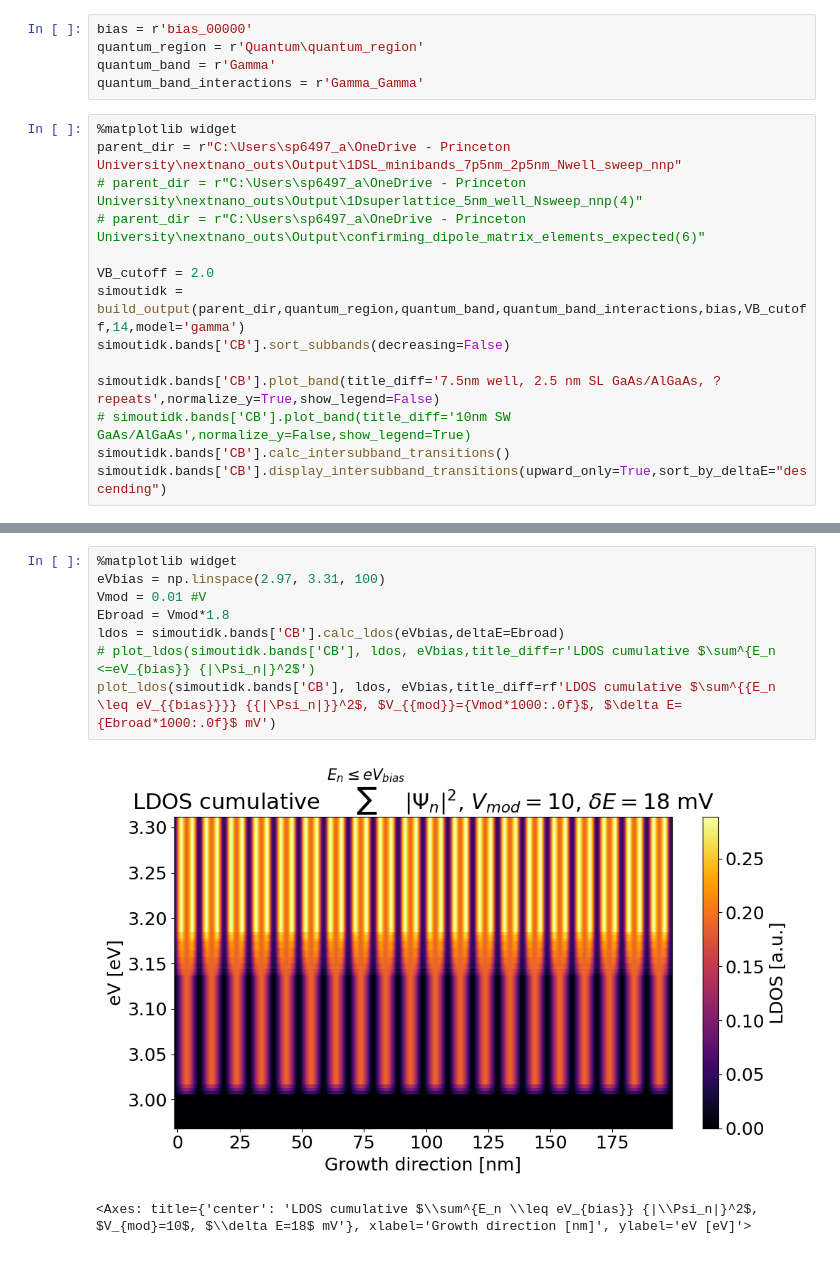
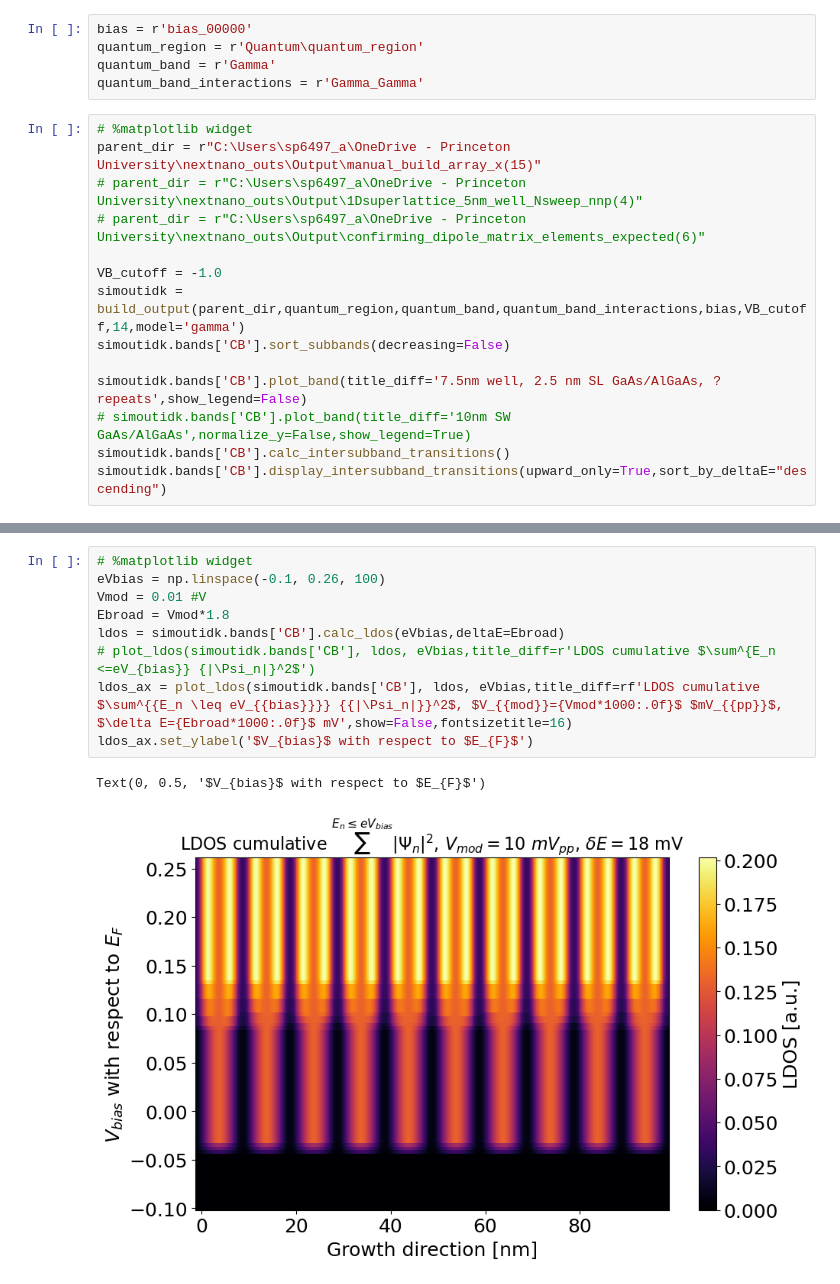
Before and after one commit to sherpsss/nextnanopy_projects, a Jupyter notebook: AlGaAsGaAsSL/LDOS.ipynb, the cells around one changed output, grey strips where cells are left out. Saved outputs shown, nothing was run; the diff lists cells and outputs as text.

```diff
--- a/AlGaAsGaAsSL/LDOS.ipynb
+++ b/AlGaAsGaAsSL/LDOS.ipynb
@@ -21,16 +21,16 @@ quantum_region = r'Quantum\quantum_region'
 quantum_band = r'Gamma'
 quantum_band_interactions = r'Gamma_Gamma'
 # %%
-%matplotlib widget
-parent_dir = r"C:\Users\sp6497_a\OneDrive - Princeton University\nextnano_outs\Output\1DSL_minibands_7p5nm_2p5nm_Nwell_sweep_nnp"
+# %matplotlib widget
+parent_dir = r"C:\Users\sp6497_a\OneDrive - Princeton University\nextnano_outs\Output\manual_build_array_x(15)"
 # parent_dir = r"C:\Users\sp6497_a\OneDrive - Princeton University\nextnano_outs\Output\1Dsuperlattice_5nm_well_Nsweep_nnp(4)"
 # parent_dir = r"C:\Users\sp6497_a\OneDrive - Princeton University\nextnano_outs\Output\confirming_dipole_matrix_elements_expected(6)"
 
-VB_cutoff = 2.0
+VB_cutoff = -1.0
 simoutidk = build_output(parent_dir,quantum_region,quantum_band,quantum_band_interactions,bias,VB_cutoff,14,model='gamma')
 simoutidk.bands['CB'].sort_subbands(decreasing=False)
 
-simoutidk.bands['CB'].plot_band(title_diff='7.5nm well, 2.5 nm SL GaAs/AlGaAs, ? repeats',normalize_y=True,show_legend=False)
+simoutidk.bands['CB'].plot_band(title_diff='7.5nm well, 2.5 nm SL GaAs/AlGaAs, ? repeats',show_legend=False)
 # simoutidk.bands['CB'].plot_band(title_diff='10nm SW GaAs/AlGaAs',normalize_y=False,show_legend=True)
 simoutidk.bands['CB'].calc_intersubband_transitions()
 simoutidk.bands['CB'].display_intersubband_transitions(upward_only=True,sort_by_deltaE="descending")
@@ -56,15 +56,16 @@ Intersubband transition energies — CB
 -----------------------------------------------------
 # %%
-%matplotlib widget
-eVbias = np.linspace(2.97, 3.31, 100)
+# %matplotlib widget
+eVbias = np.linspace(-0.1, 0.26, 100)
 Vmod = 0.01 #V
 Ebroad = Vmod*1.8
 ldos = simoutidk.bands['CB'].calc_ldos(eVbias,deltaE=Ebroad)
 # plot_ldos(simoutidk.bands['CB'], ldos, eVbias,title_diff=r'LDOS cumulative $\sum^{E_n <=eV_{bias}} {|\Psi_n|}^2$')
-plot_ldos(simoutidk.bands['CB'], ldos, eVbias,title_diff=rf'LDOS cumulative $\sum^{{E_n \leq eV_{{bias}}}} {{|\Psi_n|}}^2$, $V_{{mod}}={Vmod*1000:.0f}$, $\delta E={Ebroad*1000:.0f}$ mV')
+ldos_ax = plot_ldos(simoutidk.bands['CB'], ldos, eVbias,title_diff=rf'LDOS cumulative $\sum^{{E_n \leq eV_{{bias}}}} {{|\Psi_n|}}^2$, $V_{{mod}}={Vmod*1000:.0f}$ $mV_{{pp}}$, $\delta E={Ebroad*1000:.0f}$ mV',show=False,fontsizetitle=16)
+ldos_ax.set_ylabel('$V_{bias}$ with respect to $E_{F}$')
 # %% [output]
+Text(0, 0.5, '$V_{bias}$ with respect to $E_{F}$')
-[figure, old version]
+[figure, new version]
-<Axes: title={'center': 'LDOS cumulative $\\sum^{E_n \\leq eV_{bias}} {|\\Psi_n|}^2$, $V_{mod}=10$, $\\delta E=18$ mV'}, xlabel='Growth direction [nm]', ylabel='eV [eV]'>
 # %%
 eVbias
 summed_probabdist = np.zeros_like(simoutidk.bands['CB'].subbands[0].probab_dist)
```
Also changed, not shown: parts of 3 cells of this notebook, 6 other files.
